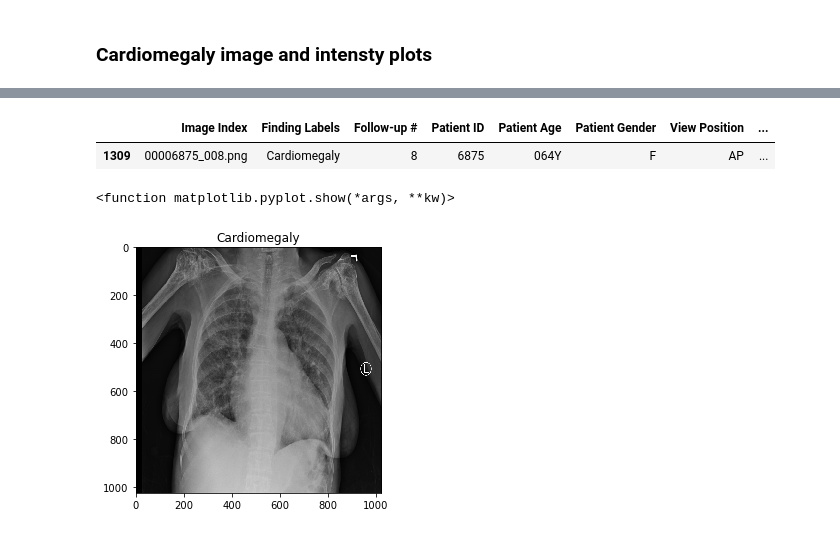
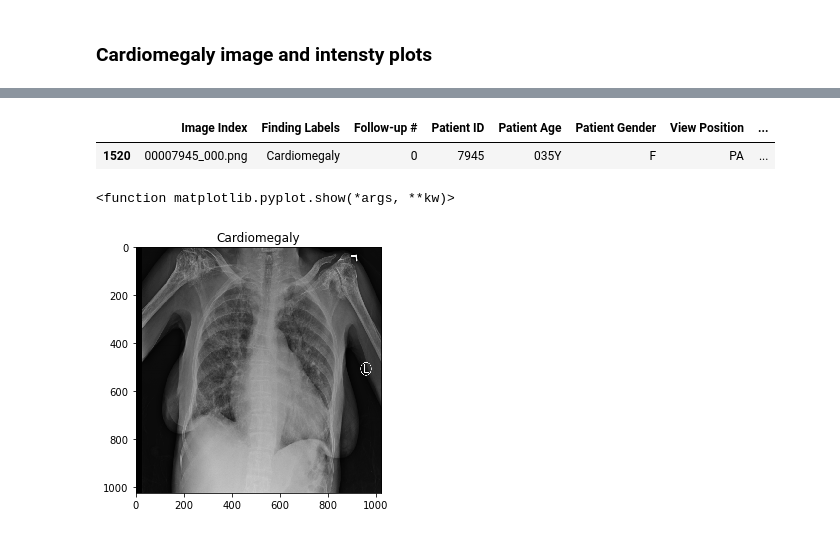
Before and after one commit to k0f1/Pneumonia-algorithm, a Jupyter notebook: EDA.ipynb, the cells around one changed output, grey strips where cells are left out. Saved outputs shown, nothing was run; the diff lists cells and outputs as text; code cells hidden in the pictures.

```diff
--- a/EDA.ipynb
+++ b/EDA.ipynb
@@ -484,9 +489,9 @@ sample_df[sample_df['Finding Labels']=='Cardiomegaly'].sample(3)
 # %%
-c = sample_df[sample_df['Image Index'] == '00006875_008.png']
+c = sample_df[sample_df['Image Index'] == '00007945_000.png']
 c
 # %% [output]
 |  | Image Index | Finding Labels | Follow-up # | Patient ID | Patient Age | Patient Gender | View Position | ... |
-| 1309 | 00006875_008.png | Cardiomegaly | 8 | 6875 | 064Y | F | AP | ... |
+| 1520 | 00007945_000.png | Cardiomegaly | 0 | 7945 | 035Y | F | PA | ... |
 # %%
 img = io.imread('/data/images_004/images/00006875_008.png')
 imgplot = imshow(img)
```
Also changed, not shown: parts of 67 cells of this notebook.
